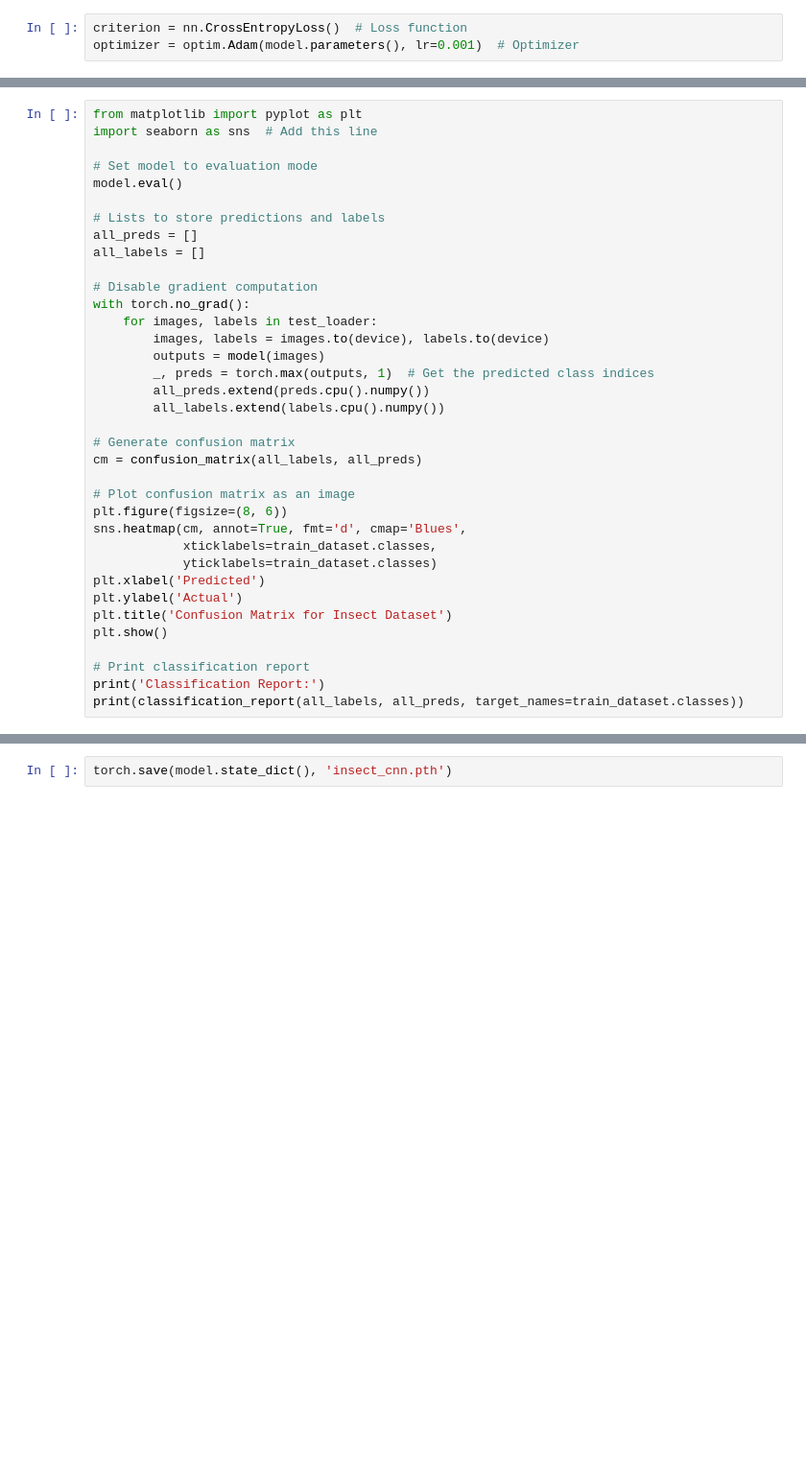
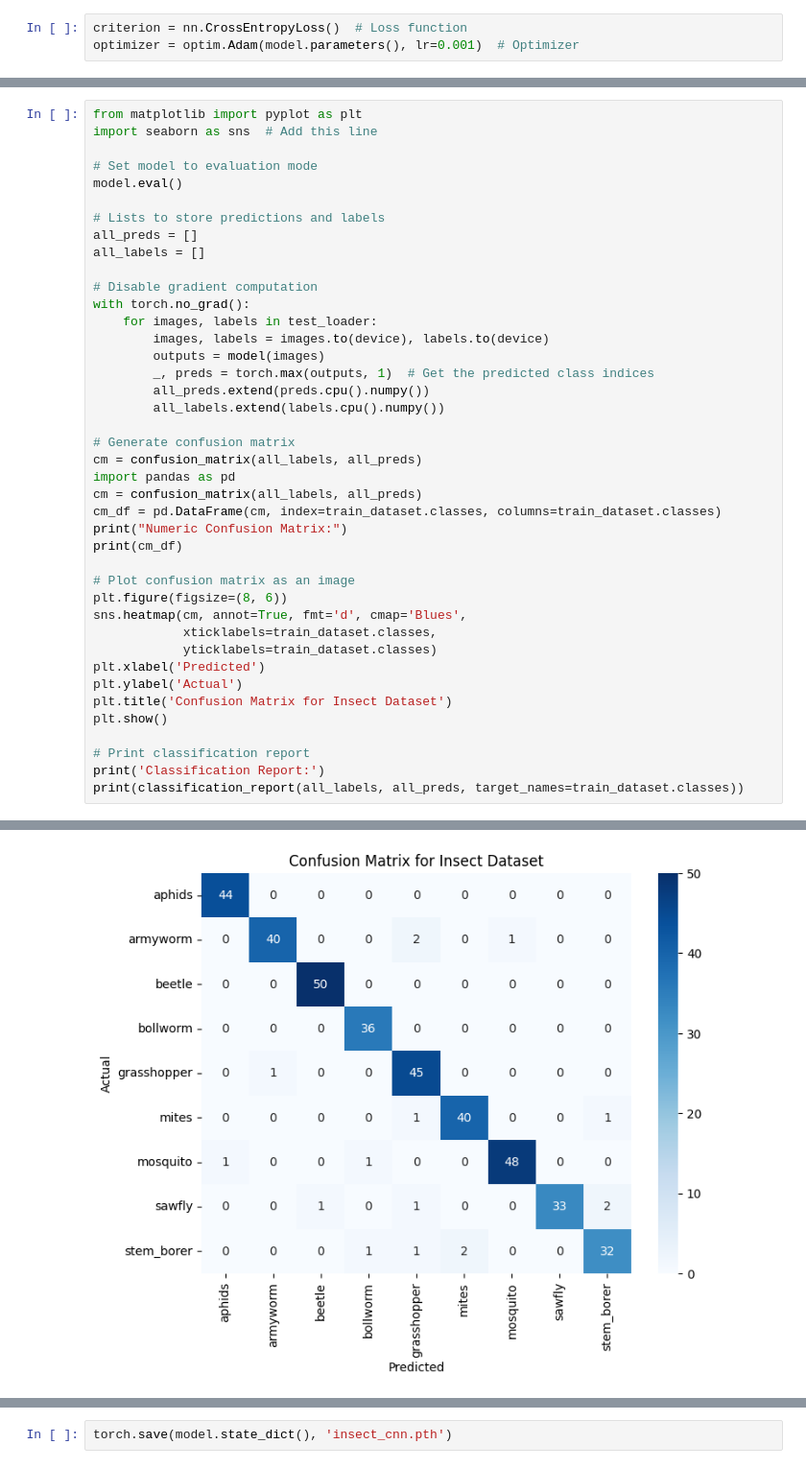
Before and after one commit to LukaBrennan/LinearRegression, a Jupyter notebook: Neural-Networks/InsectCNN.ipynb, the cells around one changed output, grey strips where cells are left out. Shown at 96% size. Cells and saved outputs as stored; diff of their text form; blank space fills up the shorter version.

```diff
--- a/Neural-Networks/InsectCNN.ipynb
+++ b/Neural-Networks/InsectCNN.ipynb
@@ -159,6 +174,11 @@ with torch.no_grad():
 
 # Generate confusion matrix
 cm = confusion_matrix(all_labels, all_preds)
+import pandas as pd
+cm = confusion_matrix(all_labels, all_preds)
+cm_df = pd.DataFrame(cm, index=train_dataset.classes, columns=train_dataset.classes)
+print("Numeric Confusion Matrix:")
+print(cm_df)
 
 # Plot confusion matrix as an image
 plt.figure(figsize=(8, 6))
@@ -173,3 +193,4 @@ plt.show()
 # Print classification report
 print('Classification Report:')
 print(classification_report(all_labels, all_preds, target_names=train_dataset.classes))
+# %% [output]
@@ -175,0 +214 @@ print(classification_report(all_labels, all_preds, target_names=train_dataset.cl
+[figure, added]
```
Also changed, not shown: parts of 4 cells of this notebook, 5 other files.
